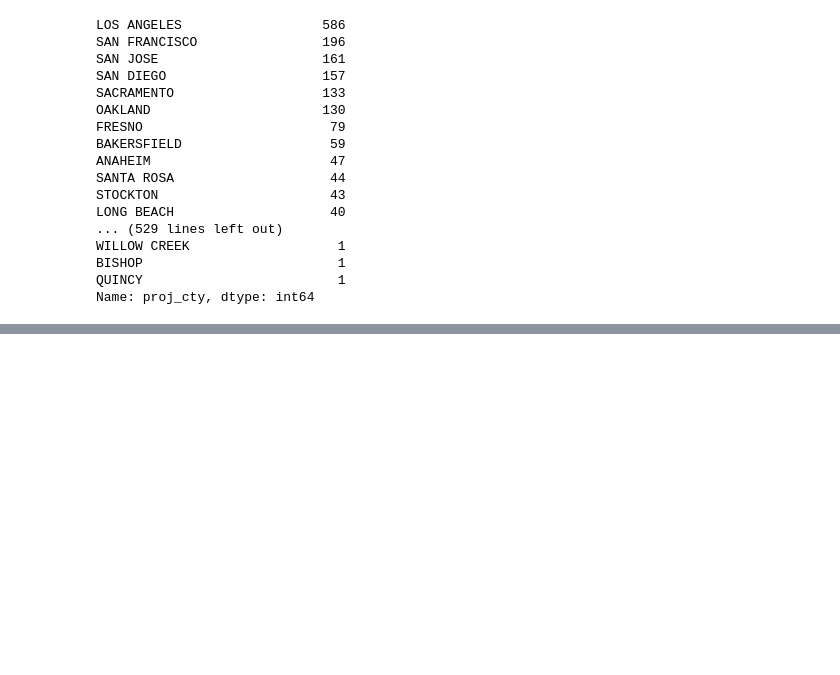
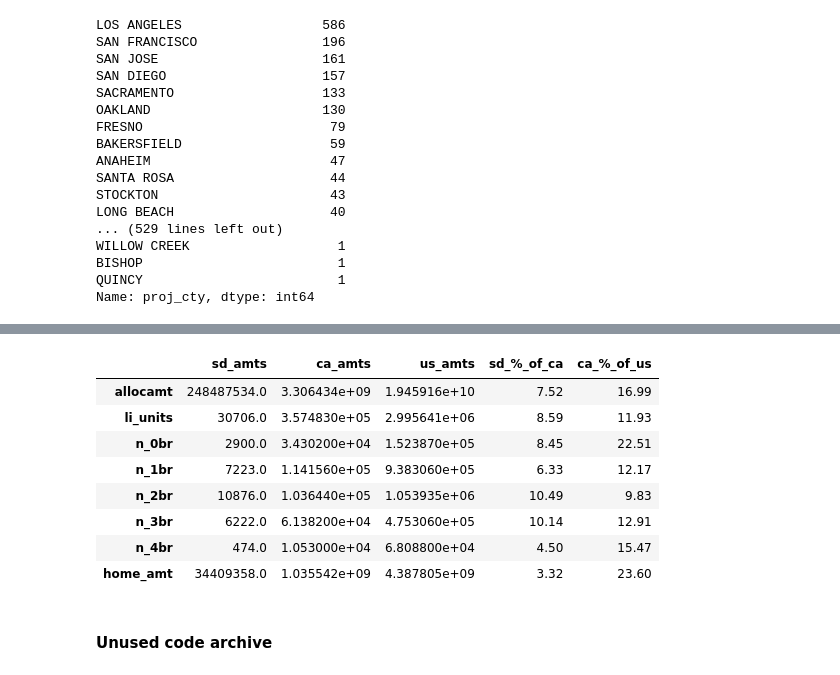
Before and after one commit to pndang/ULI-UCSD-H2H, a Jupyter notebook: LIHTC_analysis/lihtc-data-prep.ipynb, the cells around one changed output, grey strips where cells are left out. Cells and saved outputs as stored; diff of their text form; code cells hidden in the pictures; blank space fills up the shorter version.

```diff
--- a/LIHTC_analysis/lihtc-data-prep.ipynb
+++ b/LIHTC_analysis/lihtc-data-prep.ipynb
@@ -153,0 +355,33 @@ Name: proj_cty, dtype: int64
+# %%
+# Get proportions for continuous variables using double indexes
+
+attrs = ['allocamt', 'li_units', 'n_0br', 'n_1br', 'n_2br', 'n_3br', 'n_4br', 'home_amt']
+
+# Get counts at CA and SD levels
+
+sdCounts, caCounts, usCounts = [], [], []
+for attr in attrs:
+    sdCounts.append(np.round(np.sum(sd[attr]),0))
+    caCounts.append(np.round(np.sum(ca[attr]),0))
+    usCounts.append(np.round(np.sum(df[attr]),0))
+# %%
+conTable = pd.DataFrame(index=attrs, data={'sd_amts': sdCounts, \
+                                            'ca_amts': caCounts,
+                                            'us_amts': usCounts})
+# %%
+conTable['sd_%_of_ca'] = np.round((conTable['sd_amts'] / conTable['ca_amts'])*100,2)
+conTable['ca_%_of_us'] = np.round((conTable['ca_amts'] / conTable['us_amts'])*100,2)
+# %%
+conTable
+# %% [output]
+|  | sd_amts | ca_amts | us_amts | sd_%_of_ca | ca_%_of_us |
+| allocamt | 248487534.0 | 3.306434e+09 | 1.945916e+10 | 7.52 | 16.99 |
+| li_units | 30706.0 | 3.574830e+05 | 2.995641e+06 | 8.59 | 11.93 |
+| n_0br | 2900.0 | 3.430200e+04 | 1.523870e+05 | 8.45 | 22.51 |
+| n_1br | 7223.0 | 1.141560e+05 | 9.383060e+05 | 6.33 | 12.17 |
+| n_2br | 10876.0 | 1.036440e+05 | 1.053935e+06 | 10.49 | 9.83 |
+| n_3br | 6222.0 | 6.138200e+04 | 4.753060e+05 | 10.14 | 12.91 |
+| n_4br | 474.0 | 1.053000e+04 | 6.808800e+04 | 4.50 | 15.47 |
+| home_amt | 34409358.0 | 1.035542e+09 | 4.387805e+09 | 3.32 | 23.60 |
+# %% [markdown]
+#### Unused code archive
```
Also changed, not shown: parts of 20 cells of this notebook.
